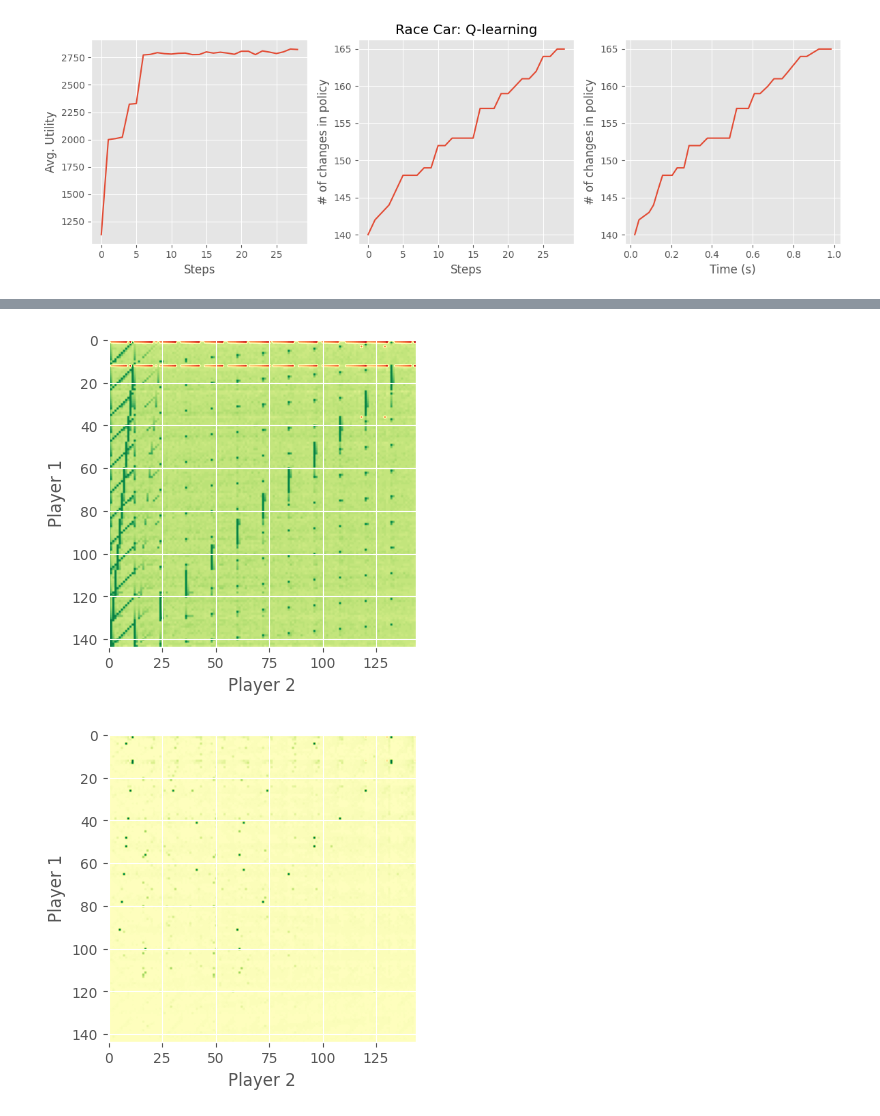
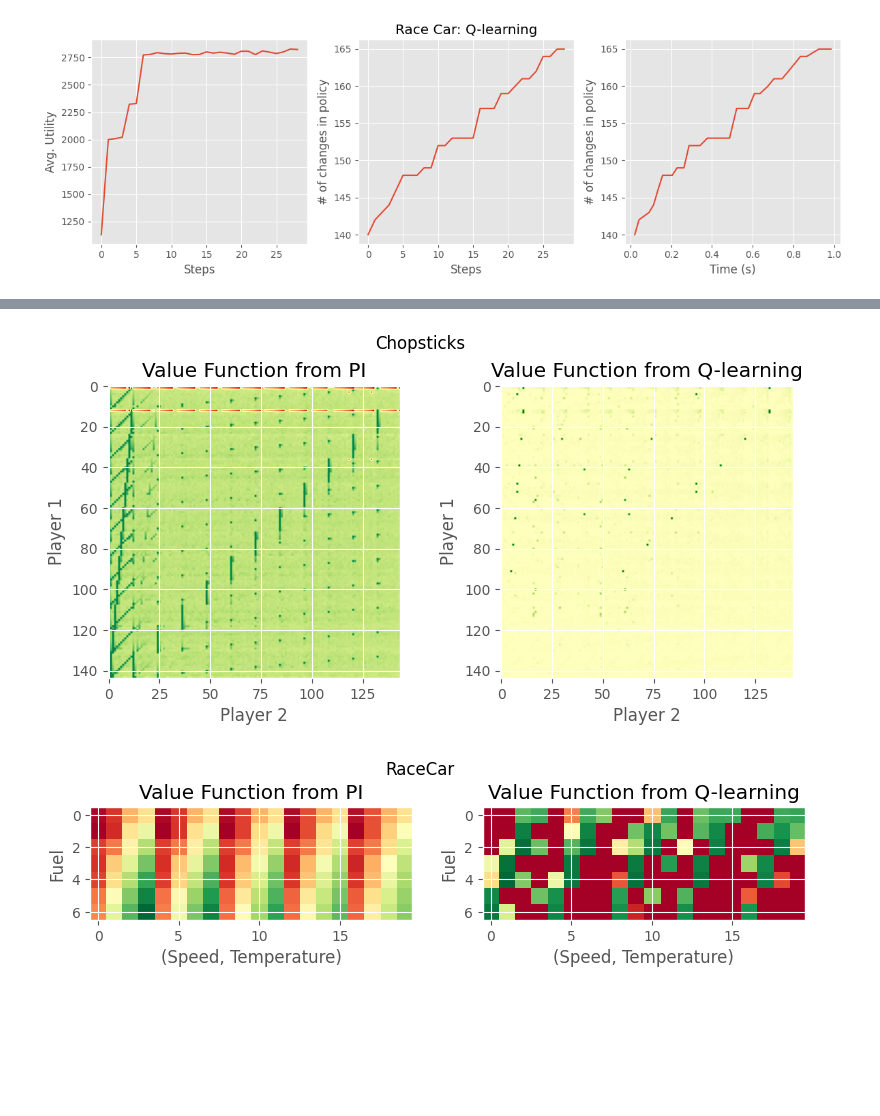
Before and after one commit to vinitjogani/mdp-solvers, a Jupyter notebook: experiments.ipynb, the cells around one changed output, grey strips where cells are left out. Drawn from its saved outputs; the diff is of its cells as text; code cells hidden in the pictures; blank space fills up the shorter version.

```diff
--- a/experiments.ipynb
+++ b/experiments.ipynb
@@ -309,9 +318,29 @@ racecar_image(V23)
-# %%
-fig, axs = plt.subplots(ncols=1, figsize=(4, 4))
-chopsticks_image(V11, axs)
-
-fig, axs = plt.subplots(ncols=1, figsize=(4, 4))
-chopsticks_image(V13, axs)
-# %% [output]
-[figure, removed]
-[figure, removed]
+# %%
+fig, axs = plt.subplots(ncols=2, figsize=(8, 4))
+
+chopsticks_image(V11, axs[0])
+axs[0].set_title("Value Function from PI")
+chopsticks_image(V13, axs[1])
+axs[1].set_title("Value Function from Q-learning")
+fig.suptitle('Chopsticks')
+fig.tight_layout()
+
+fig, axs = plt.subplots(ncols=2, figsize=(8, 2))
+
+img = racecar_v_to_img(V21)
+img = np.swapaxes(img, 0, 1).reshape((7, -1))
+axs[0].imshow(img, cmap='RdYlGn')
+axs[0].set_title("Value Function from PI")
+axs[0].set_ylabel('Fuel')
+axs[0].set_xlabel("(Speed, Temperature)")
+img = racecar_v_to_img(V23)
+img = np.swapaxes(img, 0, 1).reshape((7, -1))
+axs[1].imshow(img, cmap='RdYlGn')
+axs[1].set_title("Value Function from Q-learning")
+axs[1].set_ylabel('Fuel')
+axs[1].set_xlabel("(Speed, Temperature)")
+fig.suptitle('RaceCar')
+fig.tight_layout()
+# %% [output]
+[figure, added]
+[figure, added]
```
Also changed, not shown: parts of 7 cells of this notebook, 1 other file.
